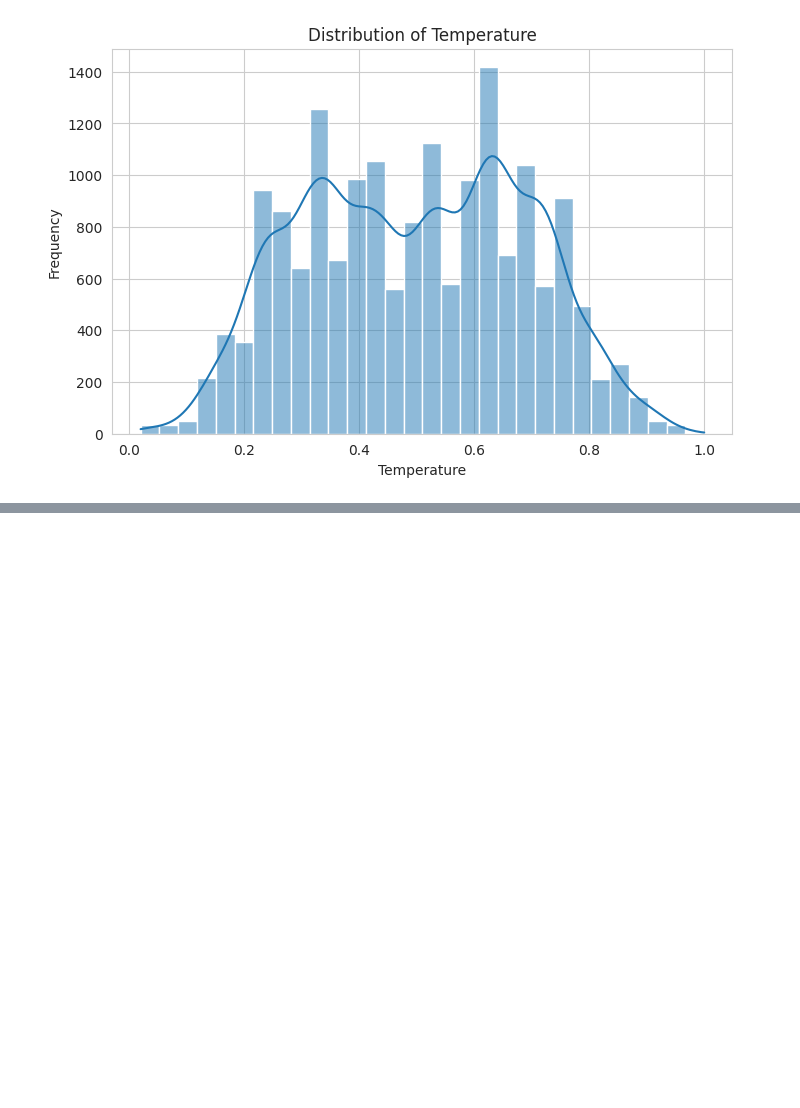
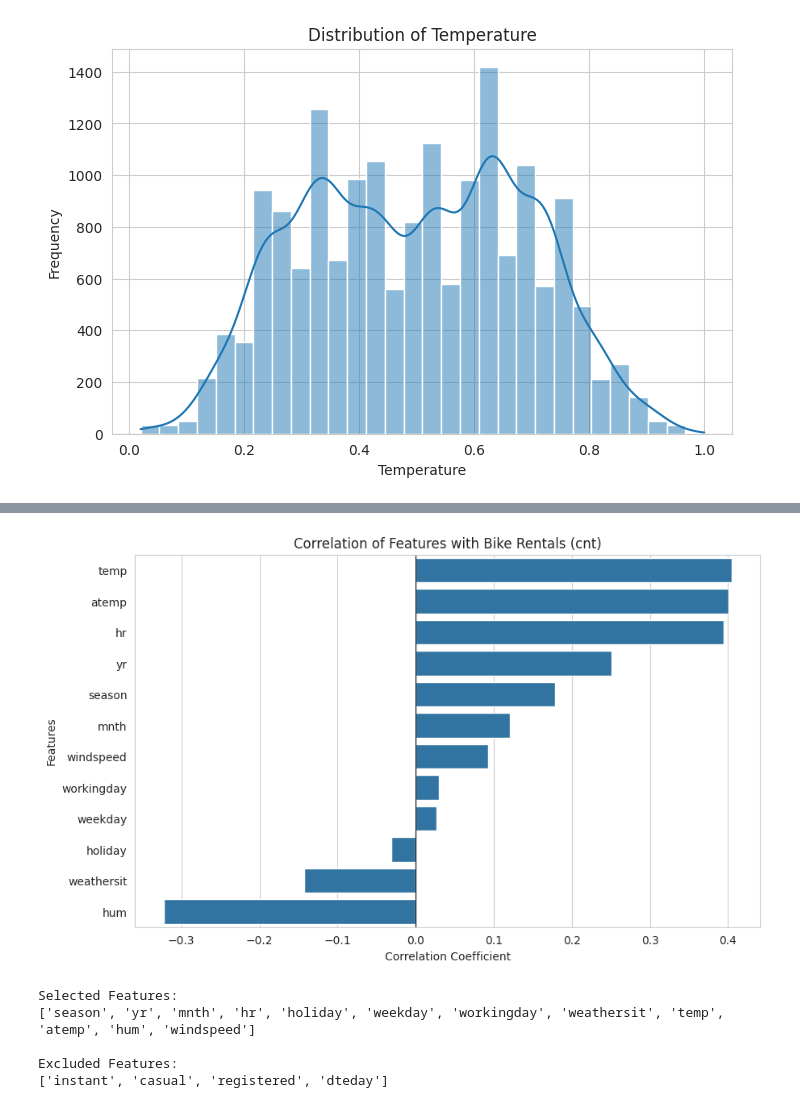
Before and after one commit to Mennaashraf7/ml-project, a Jupyter notebook: part_a_numerical/notebooks/01_eda_preprocessing.ipynb, the cells around one changed output, grey strips where cells are left out. Cells and saved outputs as stored; diff of their text form; code cells hidden in the pictures; blank space fills up the shorter version.

```diff
--- a/part_a_numerical/notebooks/01_eda_preprocessing.ipynb
+++ b/part_a_numerical/notebooks/01_eda_preprocessing.ipynb
@@ -115,0 +158,11 @@ plt.show()
+# %%
+# Correlation with Target Variable
+
+target_correlation = correlation_matrix['cnt'].drop('cnt')
+
+target_correlation = target_correlation.sort_values(
+    ascending=False
+)
+
+print("Correlation with Bike Rentals (cnt):")
+display(target_correlation)
@@ -115,0 +185,39 @@ plt.show()
+# %%
+# Visualizing Feature Correlation with Target
+
+plt.figure(figsize=(10, 6))
+
+sns.barplot(
+    x=target_correlation.values,
+    y=target_correlation.index
+)
+
+plt.title('Correlation of Features with Bike Rentals (cnt)')
+plt.xlabel('Correlation Coefficient')
+plt.ylabel('Features')
+plt.axvline(x=0, color='black', linewidth=0.8)
+
+plt.show()
+# %% [output]
+[figure, added]
+# %%
+# Reviewing Features for Model Building
+
+excluded_features = ['instant', 'casual', 'registered', 'dteday']
+
+selected_features = [
+    col for col in hour_df.columns
+    if col not in excluded_features + ['cnt']
+]
+
+print("Selected Features:")
+print(selected_features)
+
+print("\nExcluded Features:")
+print(excluded_features)
+# %% [output]
+Selected Features:
+['season', 'yr', 'mnth', 'hr', 'holiday', 'weekday', 'workingday', 'weathersit', 'temp', 'atemp', 'hum', 'windspeed']
+
+Excluded Features:
+['instant', 'casual', 'registered', 'dteday']
```
Also changed, not shown: parts of 5 cells of this notebook.
